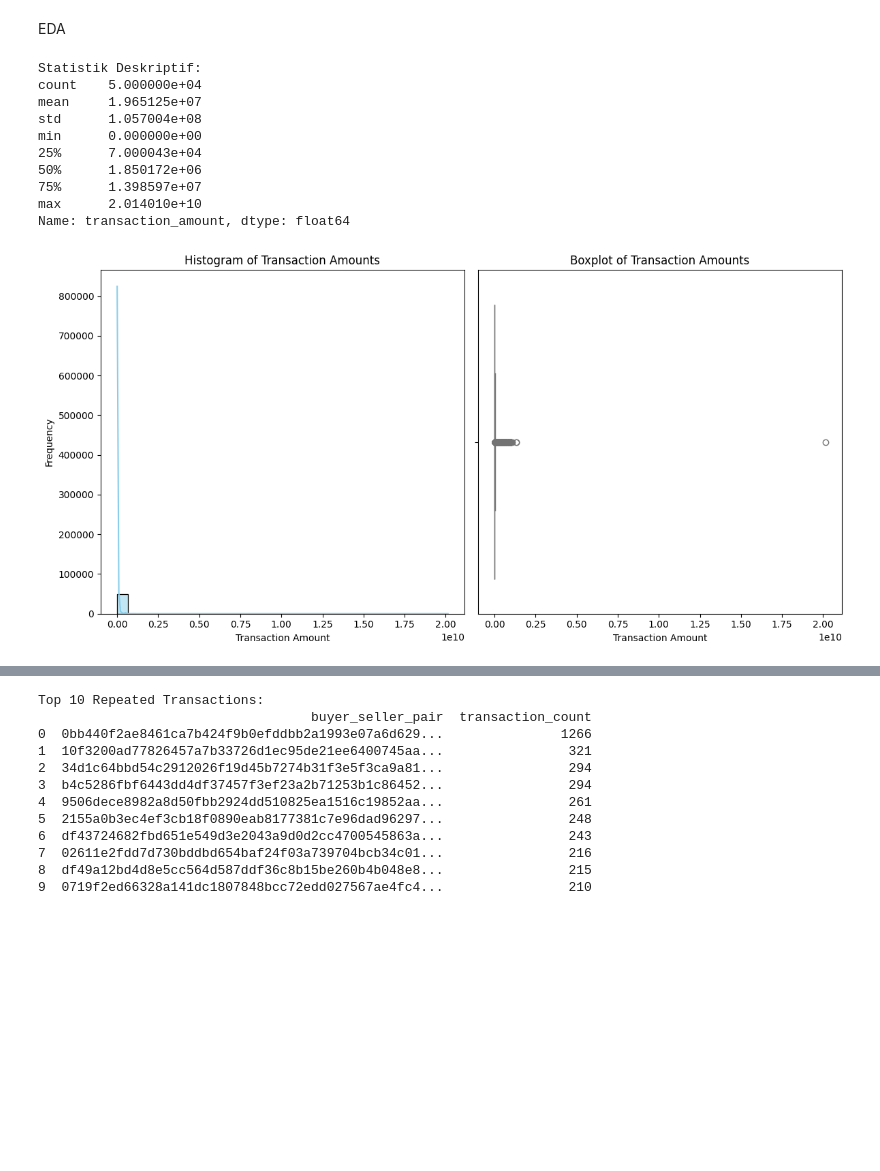
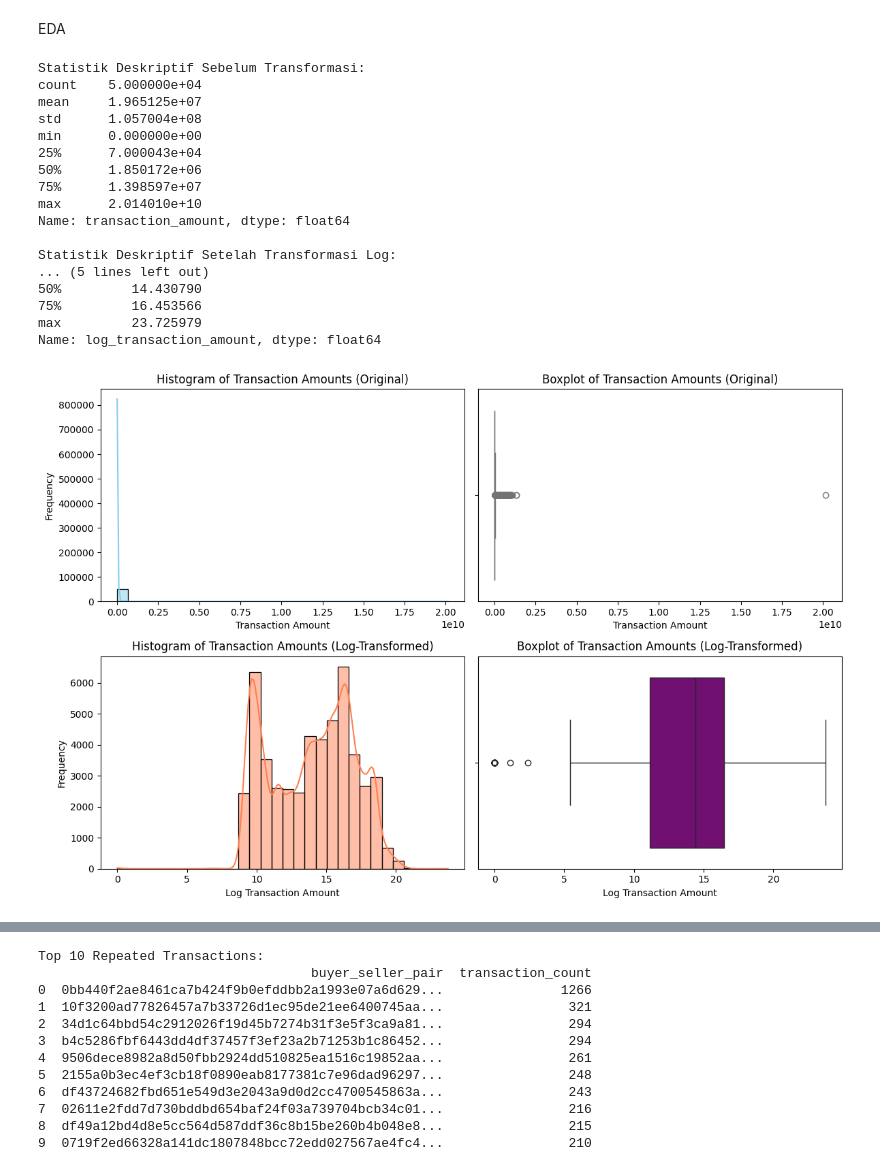
Before and after one commit to Akbar-1056/bitlabs-project, a Jupyter notebook: Project_Based_Learning_kelompok_3_cs03.ipynb, the cells around one changed output, grey strips where cells are left out. Cells and saved outputs as stored; diff of their text form; code cells hidden in the pictures; blank space fills up the shorter version.

```diff
--- a/Project_Based_Learning_kelompok_3_cs03.ipynb
+++ b/Project_Based_Learning_kelompok_3_cs03.ipynb
@@ -357,6 +386,7 @@ print(df1.head())
 EDA
 # %%
 import pandas as pd
+import numpy as np
 import matplotlib.pyplot as plt
 import seaborn as sns
 
@@ -364,51 +394,80 @@ import seaborn as sns
 # df1 = pd.read_csv('path_to_your_file.csv')
 
 # Analisis statistik dasar
-print("Statistik Deskriptif:")
+print("Statistik Deskriptif Sebelum Transformasi:")
 print(df1['transaction_amount'].describe())
 
-# Visualisasi distribusi
-plt.figure(figsize=(12, 6))
+# Transformasi log pada transaction_amount
+df1['log_transaction_amount'] = np.log1p(df1['transaction_amount'])  # log1p = log(1 + x)
 
-# Histogram
-plt.subplot(1, 2, 1)
+print("\nStatistik Deskriptif Setelah Transformasi Log:")
+print(df1['log_transaction_amount'].describe())
+
+# Visualisasi distribusi sebelum dan sesudah transformasi
+plt.figure(figsize=(12, 8))
+
+# Histogram sebelum transformasi
+plt.subplot(2, 2, 1)
 sns.histplot(df1['transaction_amount'], bins=30, kde=True, color='skyblue')
-plt.title("Histogram of Transaction Amounts")
+plt.title("Histogram of Transaction Amounts (Original)")
 plt.xlabel("Transaction Amount")
 plt.ylabel("Frequency")
 
-# Boxplot
-plt.subplot(1, 2, 2)
+# Boxplot sebelum transformasi
+plt.subplot(2, 2, 2)
 sns.boxplot(x=df1['transaction_amount'], color='lightgreen')
-plt.title("Boxplot of Transaction Amounts")
+plt.title("Boxplot of Transaction Amounts (Original)")
 plt.xlabel("Transaction Amount")
+
+# Histogram setelah transformasi log
+plt.subplot(2, 2, 3)
+sns.histplot(df1['log_transaction_amount'], bins=30, kde=True, color='coral')
+plt.title("Histogram of Transaction Amounts (Log-Transformed)")
+plt.xlabel("Log Transaction Amount")
+plt.ylabel("Frequency")
+
+# Boxplot setelah transformasi log
+plt.subplot(2, 2, 4)
+sns.boxplot(x=df1['log_transaction_amount'], color='purple')
+plt.title("Boxplot of Transaction Amounts (Log-Transformed)")
+plt.xlabel("Log Transaction Amount")
 
 plt.tight_layout()
 plt.show()
 
-# Identifikasi outlier menggunakan IQR
-Q1 = df1['transaction_amount'].quantile(0.25)
-Q3 = df1['transaction_amount'].quantile(0.75)
+# Identifikasi outlier pada data log-transformed menggunakan IQR
+Q1 = df1['log_transaction_amount'].quantile(0.25)
+Q3 = df1['log_transaction_amount'].quantile(0.75)
 IQR = Q3 - Q1
 lower_bound = Q1 - 1.5 * IQR
 upper_bound = Q3 + 1.5 * IQR
 
-outliers = df1[(df1['transaction_amount'] < lower_bound) | (df1['transaction_amount'] > upper_bound)]
-print(f"Jumlah Outlier: {len(outliers)}")
+log_outliers = df1[
+    (df1['log_transaction_amount'] < lower_bound) |
+    (df1['log_transaction_amount'] > upper_bound)
+]
+print(f"\nJumlah Outlier pada Data Log-Transformed: {len(log_outliers)}")
 
-# Display outliers
-if not outliers.empty:
-    print("Outliers:")
-    print(outliers)
+# Display outliers pada data log-transformed
+if not log_outliers.empty:
+    print("Outliers pada Data Log-Transformed:")
+    print(log_outliers)
 # %% [output]
-Statistik Deskriptif:
+Statistik Deskriptif Sebelum Transformasi:
 count    5.000000e+04
 mean     1.965125e+07
 std      1.057004e+08
 min      0.000000e+00
 25%      7.000043e+04
 50%      1.850172e+06
 75%      1.398597e+07
 max      2.014010e+10
 Name: transaction_amount, dtype: float64
+
+Statistik Deskriptif Setelah Transformasi Log:
+... (5 lines left out)
+50%         14.430790
+75%         16.453566
+max         23.725979
+Name: log_transaction_amount, dtype: float64
-[figure, old version]
+[figure, new version]
```
Also changed, not shown: parts of 11 cells of this notebook.
